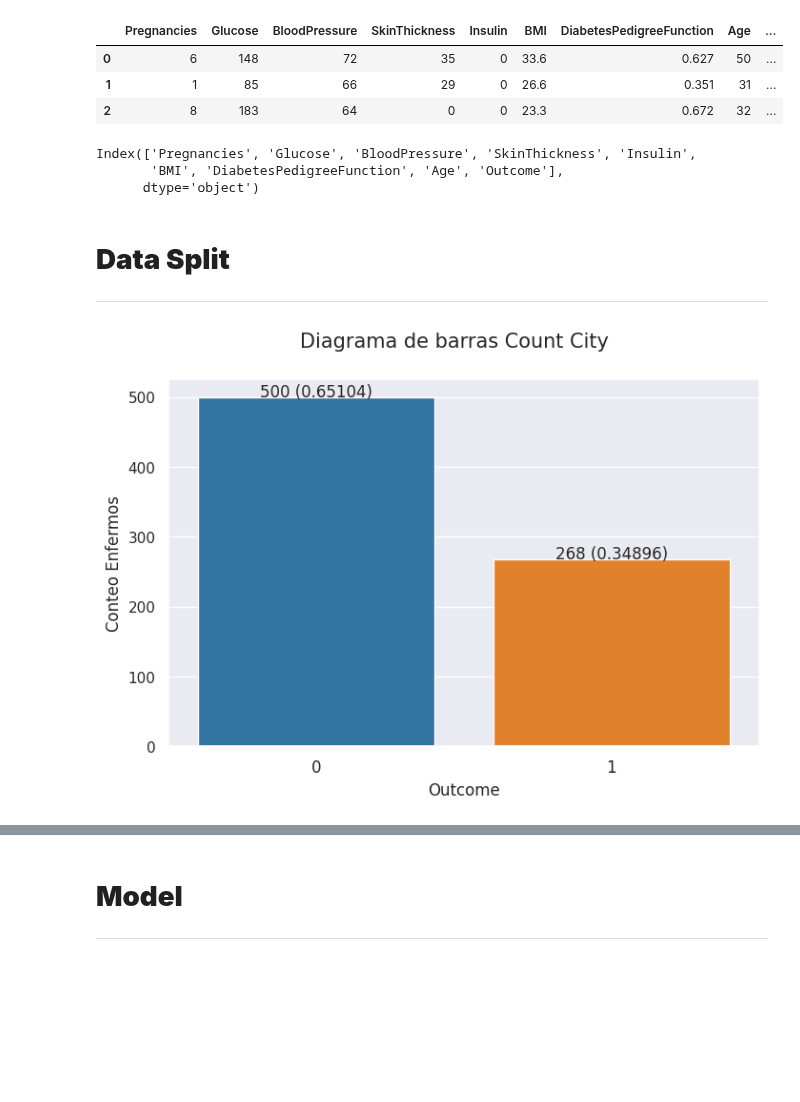
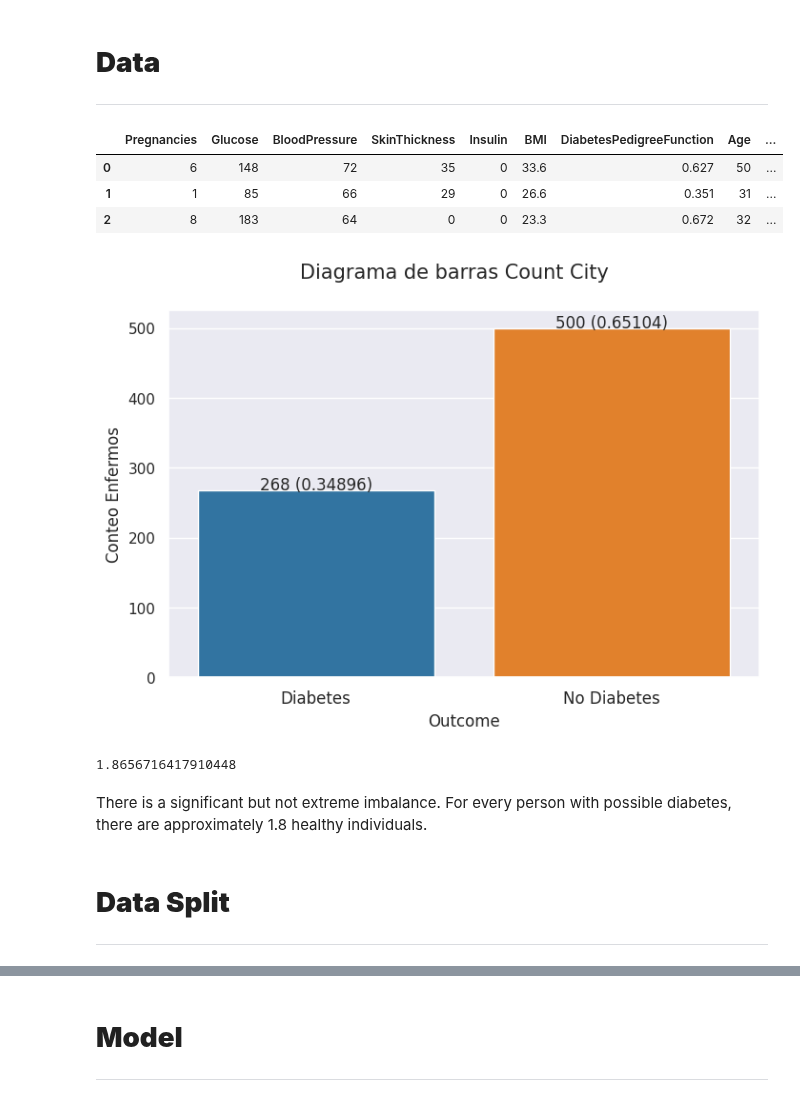
Before and after one commit to Kaiziferr/deep_learning, a Jupyter notebook: multilayer_perceptron/01_neural_network_diabetes.ipynb, the cells around one changed output, grey strips where cells are left out. Cells and saved outputs as stored; diff of their text form; code cells hidden in the pictures; blank space fills up the shorter version.

```diff
--- a/multilayer_perceptron/01_neural_network_diabetes.ipynb
+++ b/multilayer_perceptron/01_neural_network_diabetes.ipynb
@@ -198,3 +154,6 @@ keras.utils.set_random_seed(random_seed)
+# %% [markdown]
+# **Data**
+---
 # %%
 url='https://drive.google.com/file/d/1FGFPdobSr2bMdYJOou-qWV8pJ1iOiW5d/view?usp=sharing'
 url='https://drive.google.com/uc?id=' + url.split('/')[-2]
@@ -206,12 +165,6 @@ data.head(3)
 | 0 | 6 | 148 | 72 | 35 | 0 | 33.6 | 0.627 | 50 | ... |
 | 1 | 1 | 85 | 66 | 29 | 0 | 26.6 | 0.351 | 31 | ... |
 | 2 | 8 | 183 | 64 | 0 | 0 | 23.3 | 0.672 | 32 | ... |
-# %%
-data.columns
-# %% [output]
-Index(['Pregnancies', 'Glucose', 'BloodPressure', 'SkinThickness', 'Insulin',
-       'BMI', 'DiabetesPedigreeFunction', 'Age', 'Outcome'],
-      dtype='object')
 # %%
 data[[
     'Pregnancies',
@@ -235,18 +188,24 @@ data[[
     'BMI',
     'DiabetesPedigreeFunction']] = data[['BMI',
                                          'DiabetesPedigreeFunction']].astype('float32')
+# %%
+plot_bar(
+    data[['Outcome']].replace({0: 'No Diabetes', 1: 'Diabetes'}),
+    paleta=paleta,
+    ejeX='Outcome',
+    ejey='Conteo Enfermos',
+    title='Count City', p=True)
+# %% [output]
+[figure, added]
+# %%
+data[data['Outcome'] == 0].shape[0]/data[data['Outcome'] == 1].shape[0]
+# %% [output]
+1.8656716417910448
+# %% [markdown]
+There is a significant but not extreme imbalance. For every person with possible diabetes, there are approximately 1.8 healthy individuals.
 # %% [markdown]
 # **Data Split**
 ---
 # %%
 X = data.iloc[:, :8]
 y = data.iloc[:, 8]
-# %%
-plot_bar(
-    data,
-    paleta=paleta,
-    ejeX='Outcome',
-    ejey='Conteo Enfermos',
-    title='Count City', p=True)
-# %% [output]
-[figure, removed]
```
Also changed, not shown: parts of 106 cells of this notebook.
